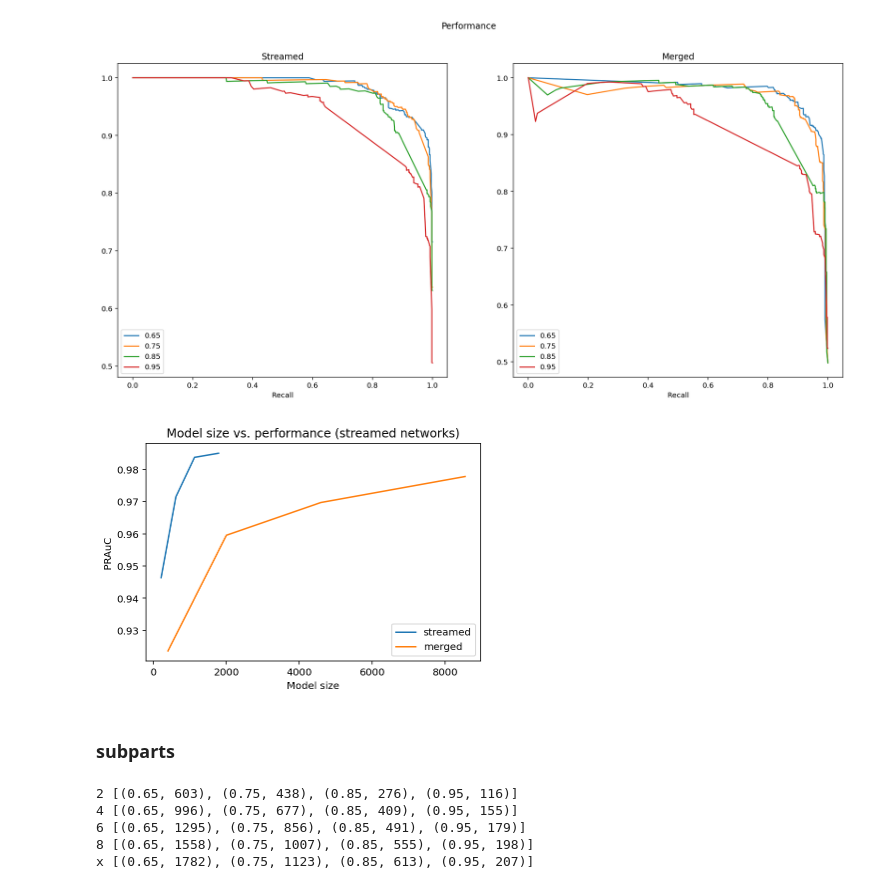
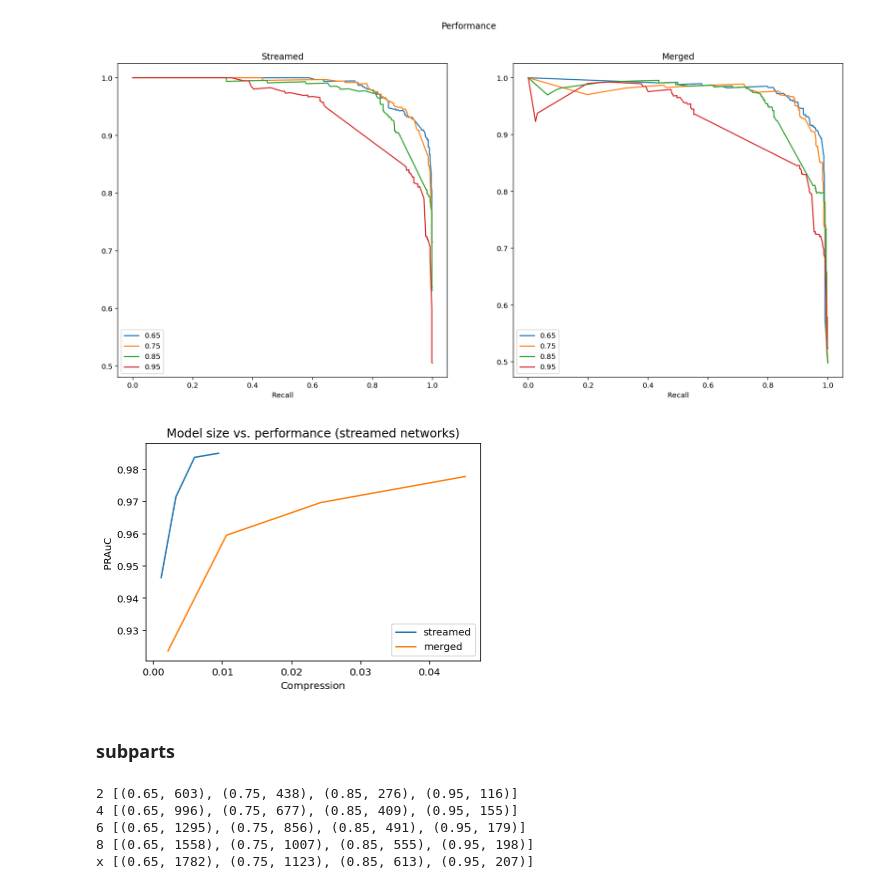
Before and after one commit to jrybicki-jsc/smms, a Jupyter notebook: graphla/cleans.ipynb, the cells around one changed output. Cells and saved outputs as stored; diff of their text form; code cells hidden in the pictures.

```diff
--- a/graphla/cleans.ipynb
+++ b/graphla/cleans.ipynb
@@ -71,38 +73,45 @@ ax2.set_xlabel('Recall')
 ax2.legend();
 # %% [output]
 [figure]
+# %%
+f_size= 189452
+
+def get_aucs(nets, perfs):
+    return {len(nets[gamma])/f_size: auc(r1, p1) for gamma, [p1, r1] in sorted(perfs.items())}
 # %%
-streamed_aucs = {len(streamed_nets[gamma]): auc(r1, p1) for gamma, [p1, r1] in sorted(perf_stream.items())}
-merged_aucs = {len(merged_nets[gamma]): auc(r1, p1) for gamma, [p1, r1] in sorted(perf_merge.items())}
+#streamed_aucs = {len(streamed_nets[gamma]): auc(r1, p1) for gamma, [p1, r1] in sorted(perf_stream.items())}
+#merged_aucs = {len(merged_nets[gamma]): auc(r1, p1) for gamma, [p1, r1] in sorted(perf_merge.items())}
+streamed_aucs = get_aucs(nets=streamed_nets, perfs=perf_stream)
+merged_aucs = get_aucs(nets=merged_nets, perfs=perf_merge)
 # %%
 plt.title('Model size vs. performance (streamed networks)')
 plt.plot(streamed_aucs.keys(), streamed_aucs.values(), label='streamed')
 plt.plot(merged_aucs.keys(), merged_aucs.values(), label='merged')
-plt.xlabel('Model size')
+plt.xlabel('Compression')
 plt.legend()
 plt.ylabel('PRAuC');
 # %% [output]
-[figure, old version]
+[figure, new version]
-# %% [markdown]
-### subparts
-# %%
-all_parts = dict()
-for perc in range(2,10,2):
-    perc_dir = f"../res/newclusterres/cleans/subparts/{perc}/"
-    netz, sizez = get_nets(directory=perc_dir)
-
-    perfz = get_perf(directory=perc_dir, gammas=netz.keys())
-    aucz = {len(netz[gamma]): auc(r1, p1) for gamma, [p1, r1] in sorted(perfz.items())}
-    all_parts[perc] = aucz
-    print(perc, [(gamma, len(netz[gamma])) for gamma in sorted(netz.keys())])
-
-print('x', [(gamma, len(streamed_nets[gamma])) for gamma in sorted(streamed_nets.keys())])
-# %% [output]
-2 [(0.65, 603), (0.75, 438), (0.85, 276), (0.95, 116)]
-4 [(0.65, 996), (0.75, 677), (0.85, 409), (0.95, 155)]
-6 [(0.65, 1295), (0.75, 856), (0.85, 491), (0.95, 179)]
-8 [(0.65, 1558), (0.75, 1007), (0.85, 555), (0.95, 198)]
-x [(0.65, 1782), (0.75, 1123), (0.85, 613), (0.95, 207)]
+# %% [markdown]
+### subparts
+# %%
+all_parts = dict()
+for perc in range(2,10,2):
+    perc_dir = f"../res/newclusterres/cleans/subparts/{perc}/"
+    netz, sizez = get_nets(directory=perc_dir)
+
+    perfz = get_perf(directory=perc_dir, gammas=netz.keys())
+    aucz = get_aucs(nets=netz, perfs=perfz) #{len(netz[gamma]): auc(r1, p1) for gamma, [p1, r1] in sorted(perfz.items())}
+    all_parts[perc] = aucz
+    print(perc, [(gamma, len(netz[gamma])) for gamma in sorted(netz.keys())])
+
+print('x', [(gamma, len(streamed_nets[gamma])) for gamma in sorted(streamed_nets.keys())])
+# %% [output]
+2 [(0.65, 603), (0.75, 438), (0.85, 276), (0.95, 116)]
+4 [(0.65, 996), (0.75, 677), (0.85, 409), (0.95, 155)]
+6 [(0.65, 1295), (0.75, 856), (0.85, 491), (0.95, 179)]
+8 [(0.65, 1558), (0.75, 1007), (0.85, 555), (0.95, 198)]
+x [(0.65, 1782), (0.75, 1123), (0.85, 613), (0.95, 207)]
 # %%
 plt.figure(figsize=(12,8))
 for perc,top in all_parts.items():
```
Also changed, not shown: parts of 16 cells of this notebook.
